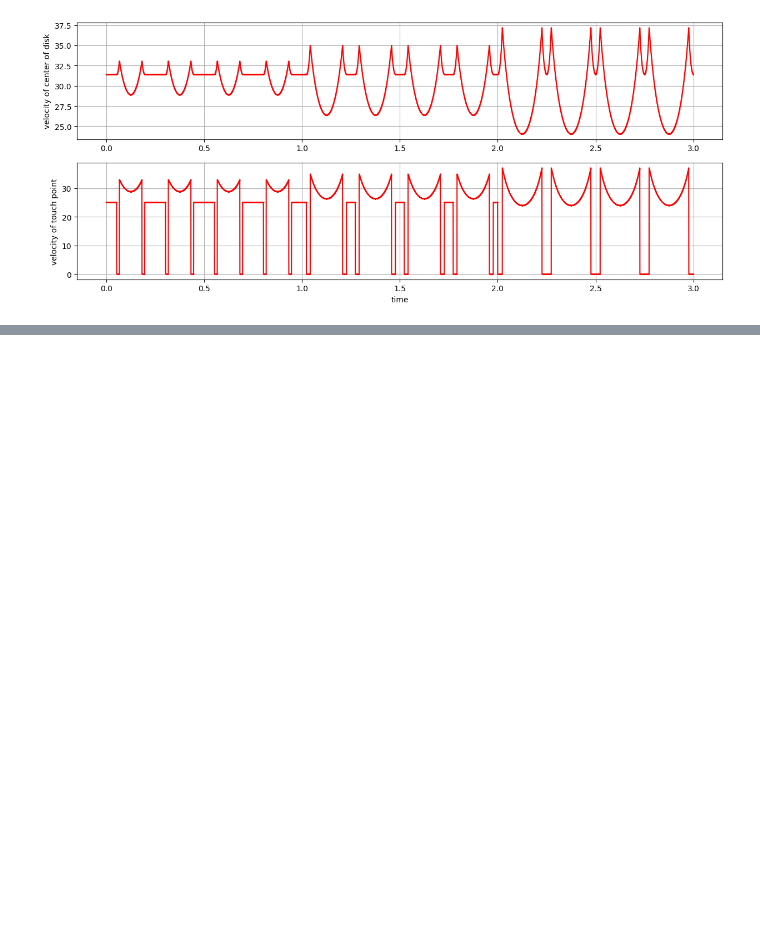
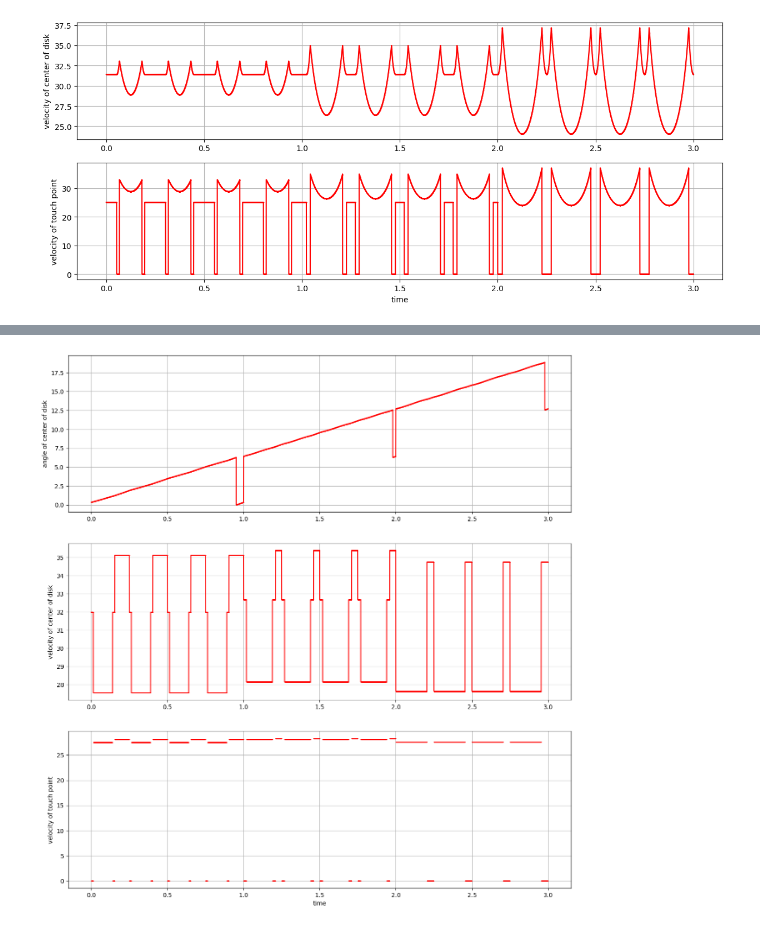
Before and after one commit to vkonov2/Geometry-Projects, a Jupyter notebook: Bruter-Simulation/Bruter-5-3-1.ipynb, the cells around one changed output, grey strips where cells are left out. Saved outputs shown, nothing was run; the diff lists cells and outputs as text; code cells hidden in the pictures; blank space fills up the shorter version.

```diff
--- a/Bruter-Simulation/Bruter-5-3-1.ipynb
+++ b/Bruter-Simulation/Bruter-5-3-1.ipynb
@@ -867,0 +1328,44 @@ for j in range(steps+1):
+# %%
+ln = LineString([(0.0, 0.0), (100.0, 0.0)])
+ttime = []
+dlttang = []
+dltcent = []
+rangles = []
+n = 1000
+
+for j in range(0, steps+1):
+    for i in range(len(time)-2):
+        t1 = time[i]
+        t2 = time[i+1]
+        pttang1 = ptss[j][i]
+        ptcent1 = rtrcptss[j][i]
+        pttang2 = ptss[j][i+1]
+        ptcent2 = rtrcptss[j][i+1]
+        dsttang = sqrt((pttang2.x-pttang1.x)**2+(pttang2.y-pttang1.y)**2)
+        dstcent = sqrt((ptcent2.x-ptcent1.x)**2+(ptcent2.y-ptcent1.y)**2)
+        angle = atan2(ptcent1.y, ptcent1.x)
+        if angle < 0.0:
+            angle += 2.0*pi
+
+        dlttang.append(dsttang/(t2-t1))
+        dltcent.append(dstcent/(t2-t1))
+        ttime.append(time[i]+j)
+        rangles.append(angle+j*2*pi)
+# %%
+fig, axs = plt.subplots(3, 1)
+fig.set_size_inches(15.0, 16.0)
+
+axs[0].plot(ttime, rangles, marker='.', color="red", markersize=0.1)
+axs[0].set_ylabel('angle of center of disk')
+axs[0].grid(True)
+
+axs[1].plot(ttime, dltcent, marker='.', color="red", markersize=0.1)
+axs[1].set_ylabel('velocity of center of disk')
+axs[1].grid(True)
+
+axs[2].plot(ttime, dlttang, marker='.', linestyle="", color="red", markersize=0.1)
+axs[2].set_xlabel('time')
+axs[2].set_ylabel('velocity of touch point')
+axs[2].grid(True)
+# %% [output]
+[figure, added]
```
Also changed, not shown: parts of 10 cells of this notebook, 1 other file.
